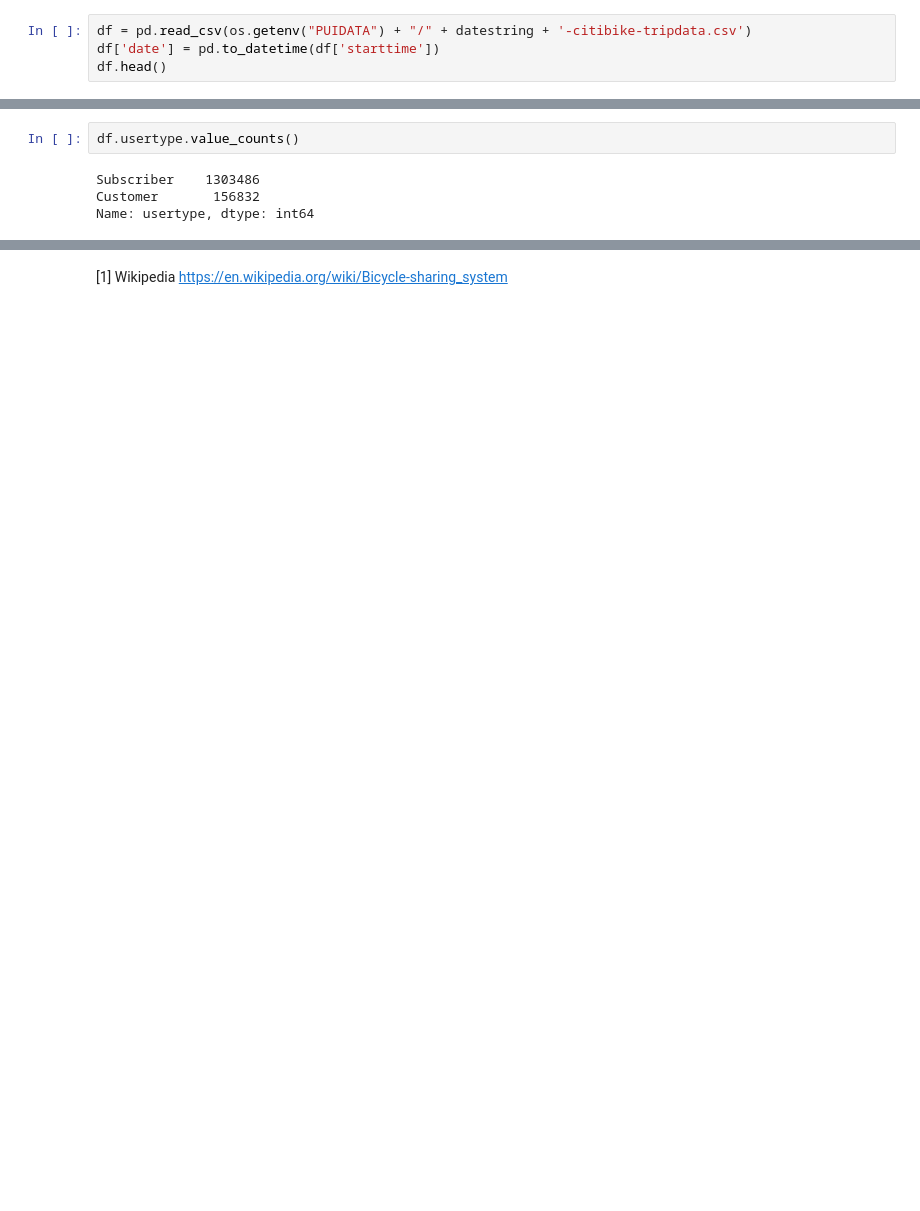
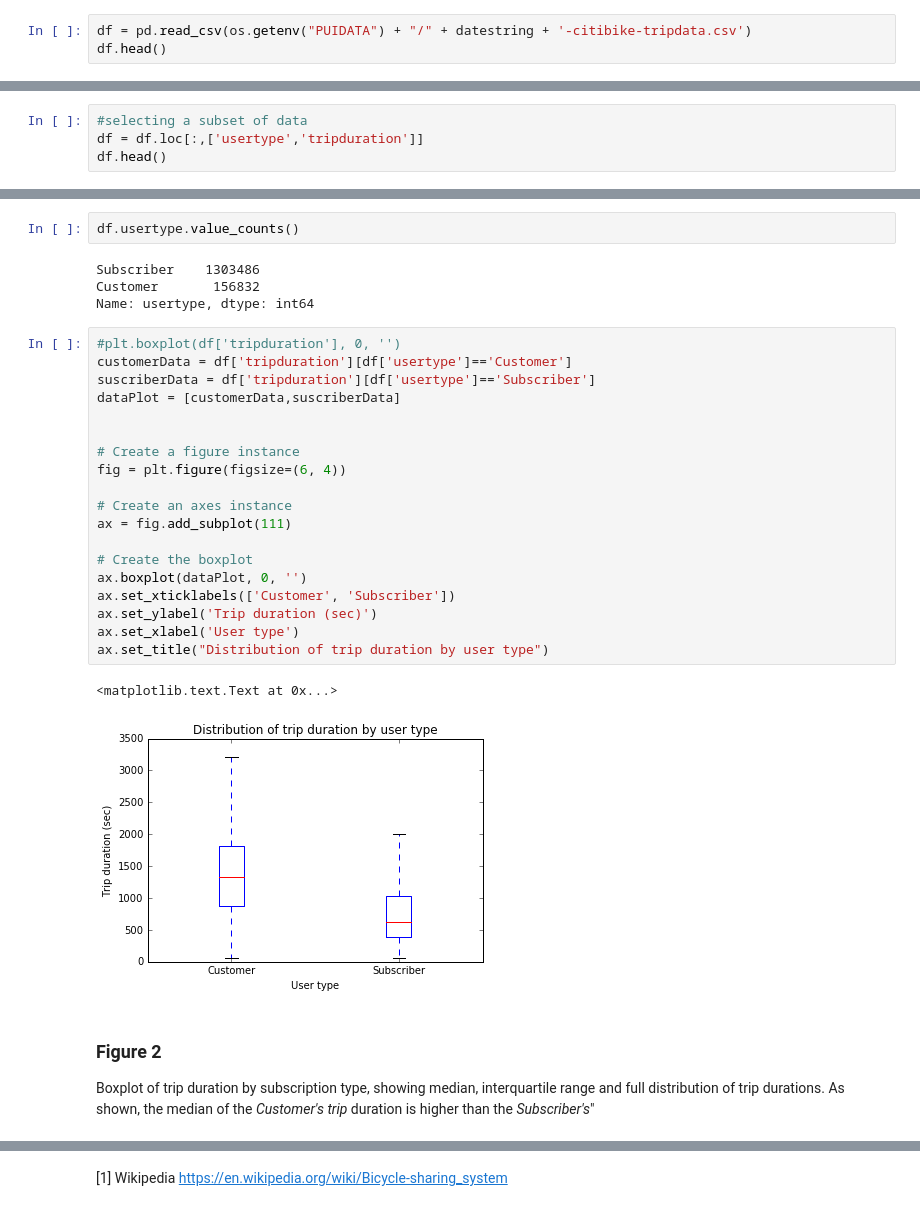
Before and after one commit to alephcero/PUI2016_fdg224, a Jupyter notebook: HW6_fdg224/HW6_2_fdg224.ipynb, the cells around one changed output, grey strips where cells are left out. Drawn from its saved outputs; the diff is of its cells as text; blank space fills up the shorter version.

```diff
--- a/HW6_fdg224/HW6_2_fdg224.ipynb
+++ b/HW6_fdg224/HW6_2_fdg224.ipynb
@@ -86,6 +85,5 @@ file in place, you can continue
 # %%
 df = pd.read_csv(os.getenv("PUIDATA") + "/" + datestring + '-citibike-tripdata.csv')
-df['date'] = pd.to_datetime(df['starttime'])
 df.head()
 # %% [output]
 |  | tripduration | starttime | stoptime | start station id | start station name | start station latitude | ... |
@@ -96,0 +97,4 @@ df.head()
+# %%
+#selecting a subset of data
+df = df.loc[:,['usertype','tripduration']]
+df.head()
@@ -100,3 +111,28 @@ df.usertype.value_counts()
 Subscriber    1303486
 Customer       156832
 Name: usertype, dtype: int64
+# %%
+#plt.boxplot(df['tripduration'], 0, '')
+customerData = df['tripduration'][df['usertype']=='Customer']
+suscriberData = df['tripduration'][df['usertype']=='Subscriber']
+dataPlot = [customerData,suscriberData]
+
+
+# Create a figure instance
+fig = plt.figure(figsize=(6, 4))
+
+# Create an axes instance
+ax = fig.add_subplot(111)
+
+# Create the boxplot
+ax.boxplot(dataPlot, 0, '')
+ax.set_xticklabels(['Customer', 'Subscriber'])
+ax.set_ylabel('Trip duration (sec)')
+ax.set_xlabel('User type')
+ax.set_title("Distribution of trip duration by user type")
+# %% [output]
+<matplotlib.text.Text at 0x...>
+[figure, added]
+# %% [markdown]
+### Figure 2
+Boxplot of trip duration by subscription type, showing median, interquartile range and full distribution of trip durations. As shown, the median of the *Customer's trip* duration is higher than the *Subscriber's*"
```
Also changed, not shown: parts of 21 cells of this notebook.
